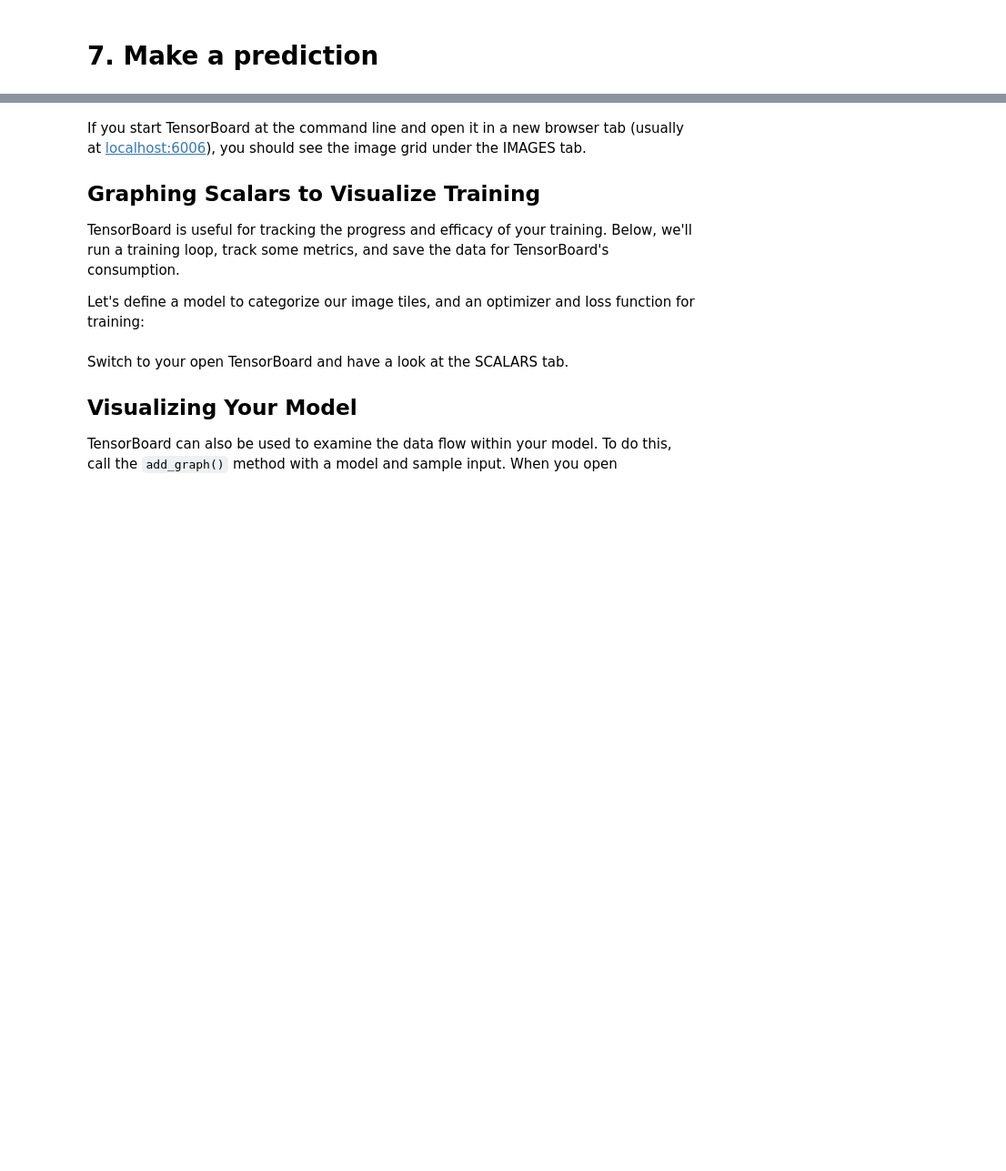
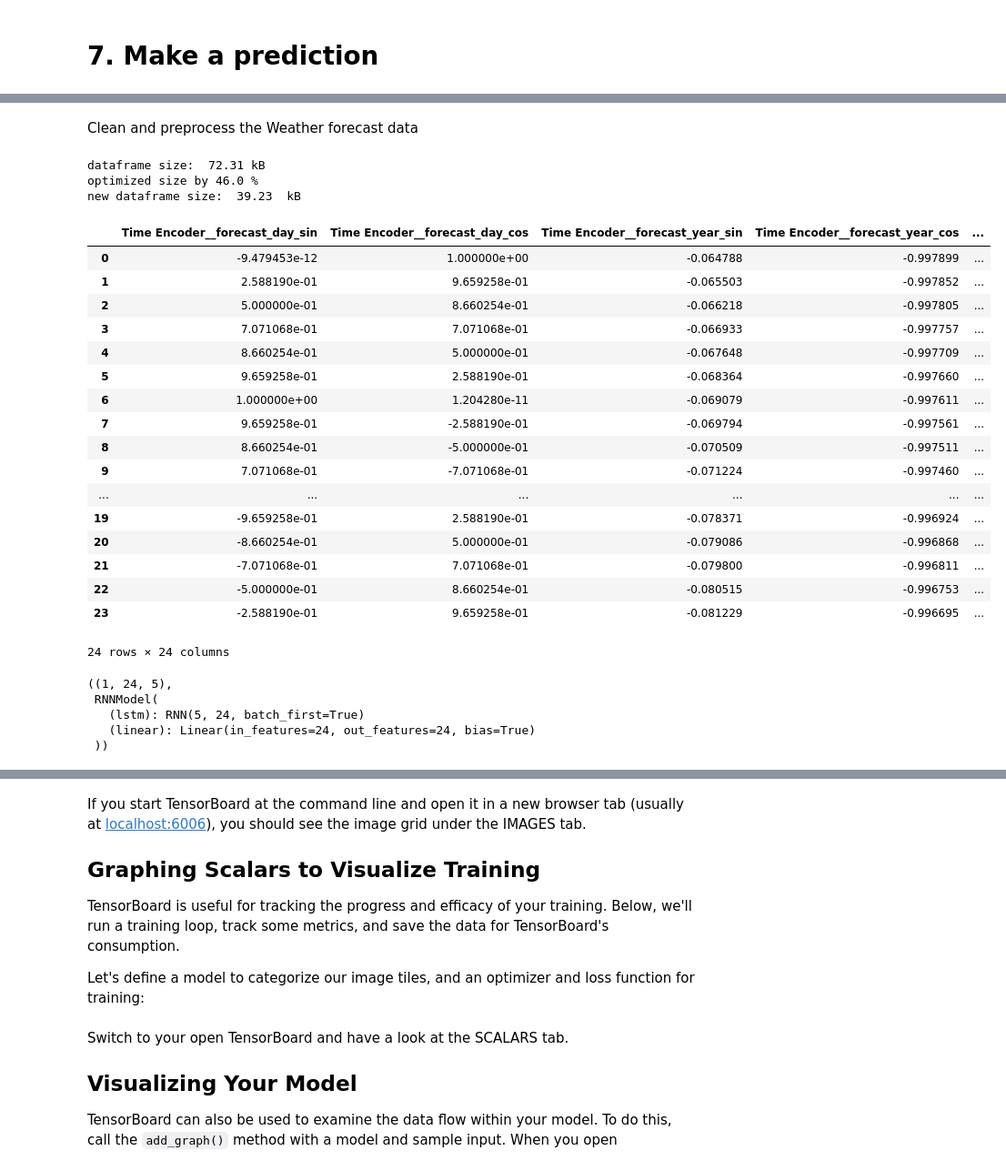
Before and after one commit to jerome-roeser/day-ahead-power-forecast, a Jupyter notebook: notebooks/advanced_power_forecast_pytorch.ipynb, the cells around one changed output, grey strips where cells are left out. Shown: that part at 91% size. Cells and saved outputs as stored; diff of their text form; code cells hidden in the pictures; blank space fills up the shorter version.

```diff
--- a/notebooks/advanced_power_forecast_pytorch.ipynb
+++ b/notebooks/advanced_power_forecast_pytorch.ipynb
@@ -1104,0 +1148,53 @@ RNNModel(
+# %% [markdown]
+Clean and preprocess the Weather forecast data
+# %%
+# Clean data
+data_forecast_clean = clean_forecast_data(data_forecast_query)
+
+data_forecast_processed = forecast_transformer.transform(data_forecast_clean)
+# %% [output]
+dataframe size:  72.31 kB
+optimized size by 46.0 %
+new dataframe size:  39.23  kB
+# %%
+data_forecast_processed
+# %% [output]
+|  | Time Encoder__forecast_day_sin | Time Encoder__forecast_day_cos | Time Encoder__forecast_year_sin | Time Encoder__forecast_year_cos | ... |
+| 0 | -9.479453e-12 | 1.000000e+00 | -0.064788 | -0.997899 | ... |
+| 1 | 2.588190e-01 | 9.659258e-01 | -0.065503 | -0.997852 | ... |
+| 2 | 5.000000e-01 | 8.660254e-01 | -0.066218 | -0.997805 | ... |
+| 3 | 7.071068e-01 | 7.071068e-01 | -0.066933 | -0.997757 | ... |
+| 4 | 8.660254e-01 | 5.000000e-01 | -0.067648 | -0.997709 | ... |
+| 5 | 9.659258e-01 | 2.588190e-01 | -0.068364 | -0.997660 | ... |
+| 6 | 1.000000e+00 | 1.204280e-11 | -0.069079 | -0.997611 | ... |
+| 7 | 9.659258e-01 | -2.588190e-01 | -0.069794 | -0.997561 | ... |
+| 8 | 8.660254e-01 | -5.000000e-01 | -0.070509 | -0.997511 | ... |
+| 9 | 7.071068e-01 | -7.071068e-01 | -0.071224 | -0.997460 | ... |
+| ... | ... | ... | ... | ... | ... |
+| 19 | -9.659258e-01 | 2.588190e-01 | -0.078371 | -0.996924 | ... |
+| 20 | -8.660254e-01 | 5.000000e-01 | -0.079086 | -0.996868 | ... |
+| 21 | -7.071068e-01 | 7.071068e-01 | -0.079800 | -0.996811 | ... |
+| 22 | -5.000000e-01 | 8.660254e-01 | -0.080515 | -0.996753 | ... |
+| 23 | -2.588190e-01 | 9.659258e-01 | -0.081229 | -0.996695 | ... |
+24 rows × 24 columns
+# %%
+if DATASET == "pv":
+    # model = load_model(forecast_features=False)
+    assert model is not None
+    X = data_pv_processed.select_dtypes(include=np.number)
+    X = np.expand_dims(X.values, axis=0)
+
+else:
+    # model = load_model()
+    assert model is not None
+    X = data_forecast_processed.select_dtypes(include=np.number)
+    X = np.expand_dims(X.values, axis=0)
+
+    X_tensor = torch.tensor(X, dtype= torch.float32)
+X.shape, model
+# %% [output]
+((1, 24, 5),
+ RNNModel(
+   (lstm): RNN(5, 24, batch_first=True)
+   (linear): Linear(in_features=24, out_features=24, bias=True)
+ ))
```
Also changed, not shown: parts of 30 cells of this notebook, 4 other files.
